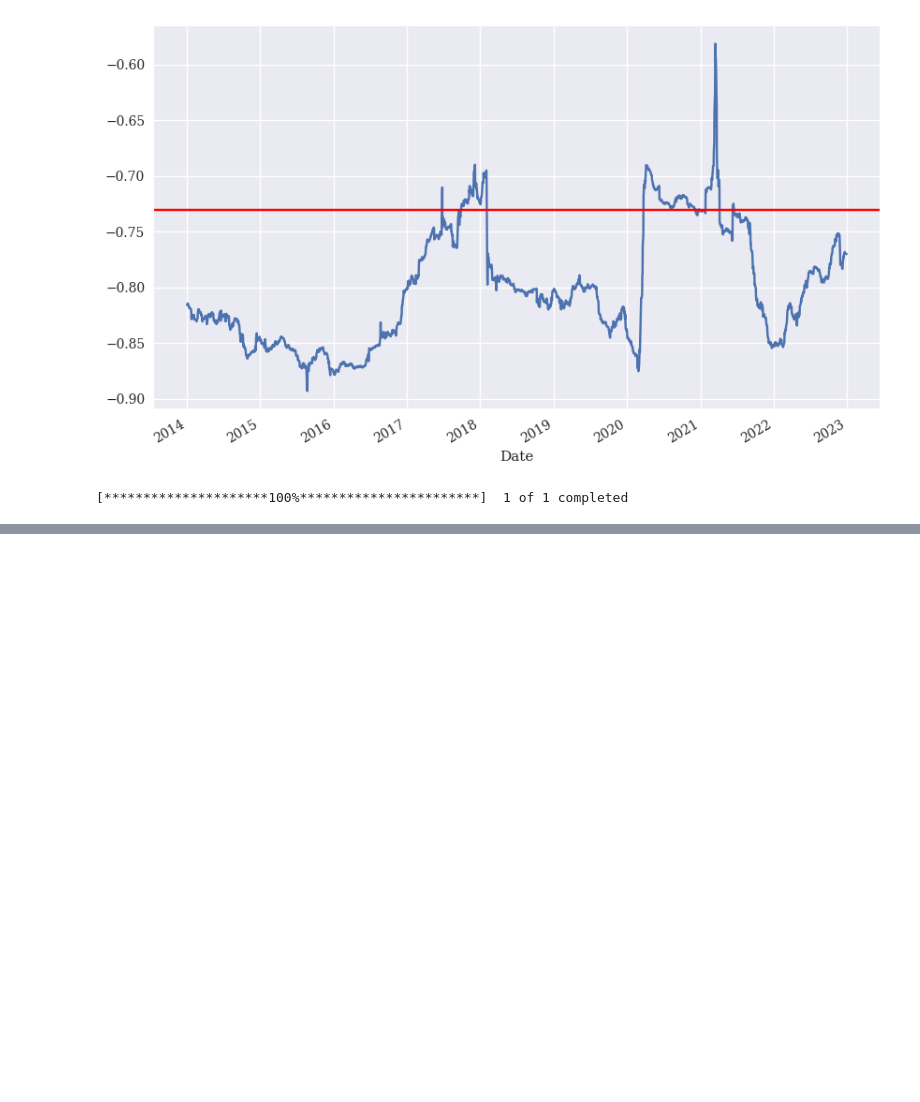
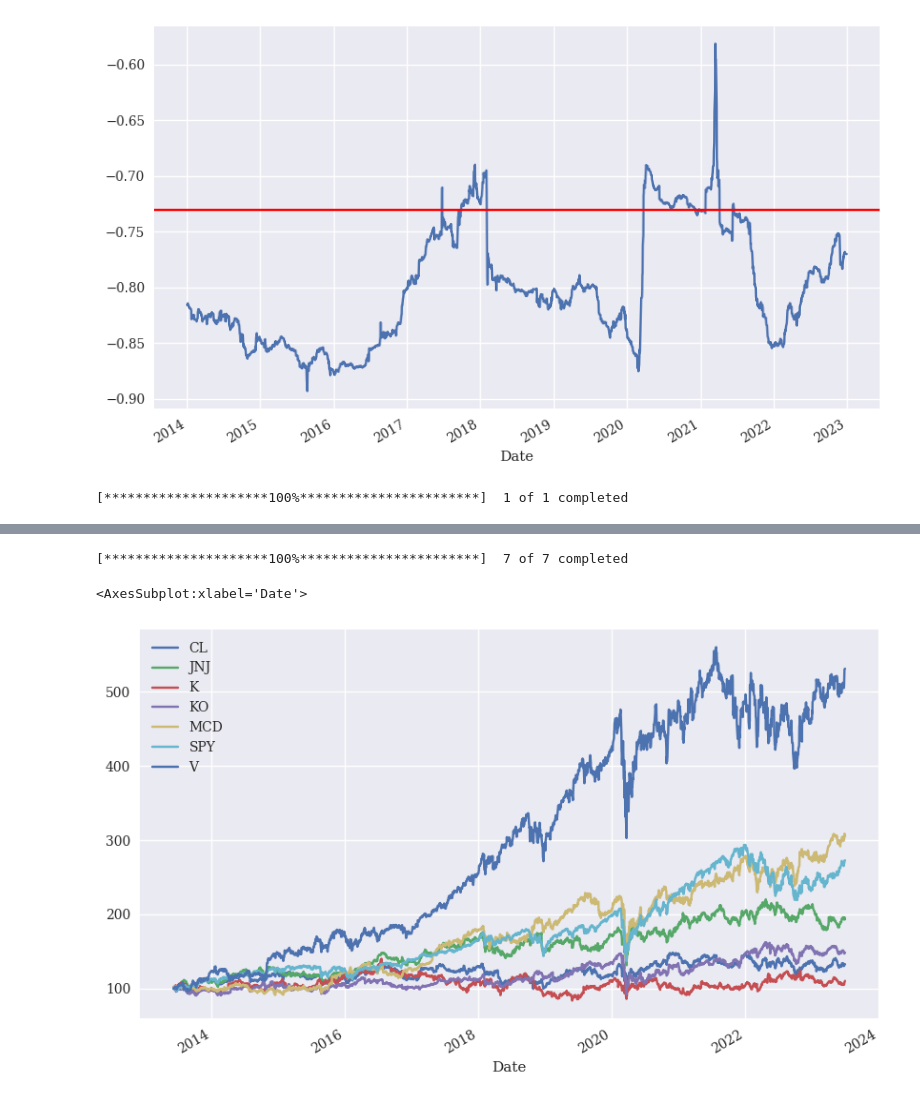
Before and after one commit to MartinKasak/Python_Finance_Numpy_Pandas, a Jupyter notebook: Python Finance.ipynb, the cells around one changed output, grey strips where cells are left out. Cells and saved outputs as stored; diff of their text form; code cells hidden in the pictures; blank space fills up the shorter version.

```diff
--- a/Python Finance.ipynb
+++ b/Python Finance.ipynb
@@ -385,0 +387,15 @@ df_multiple_symbols['Mid'].plot(figsize=(12, 6));
+# %%
+#reset data
+symbols_multiple =  "SPY", "KO", "K", "MCD", "CL", "JNJ", "V"
+df_multiple_symbols = yf.download(symbols_multiple, start="2013-06-06", end="2023-07-07")
+# %% [output]
+[*********************100%***********************]  7 of 7 completed
+# %%
+#cleanup
+df_multiple_symbols = df_multiple_symbols.dropna()
+df_multiple_symbols = df_multiple_symbols["Close"]
+# %%
+(df_multiple_symbols / df_multiple_symbols.iloc[0] * 100).plot(figsize=(10, 6))
+# %% [output]
+<AxesSubplot:xlabel='Date'>
+[figure, added]
```
Also changed, not shown: parts of 12 cells of this notebook.
